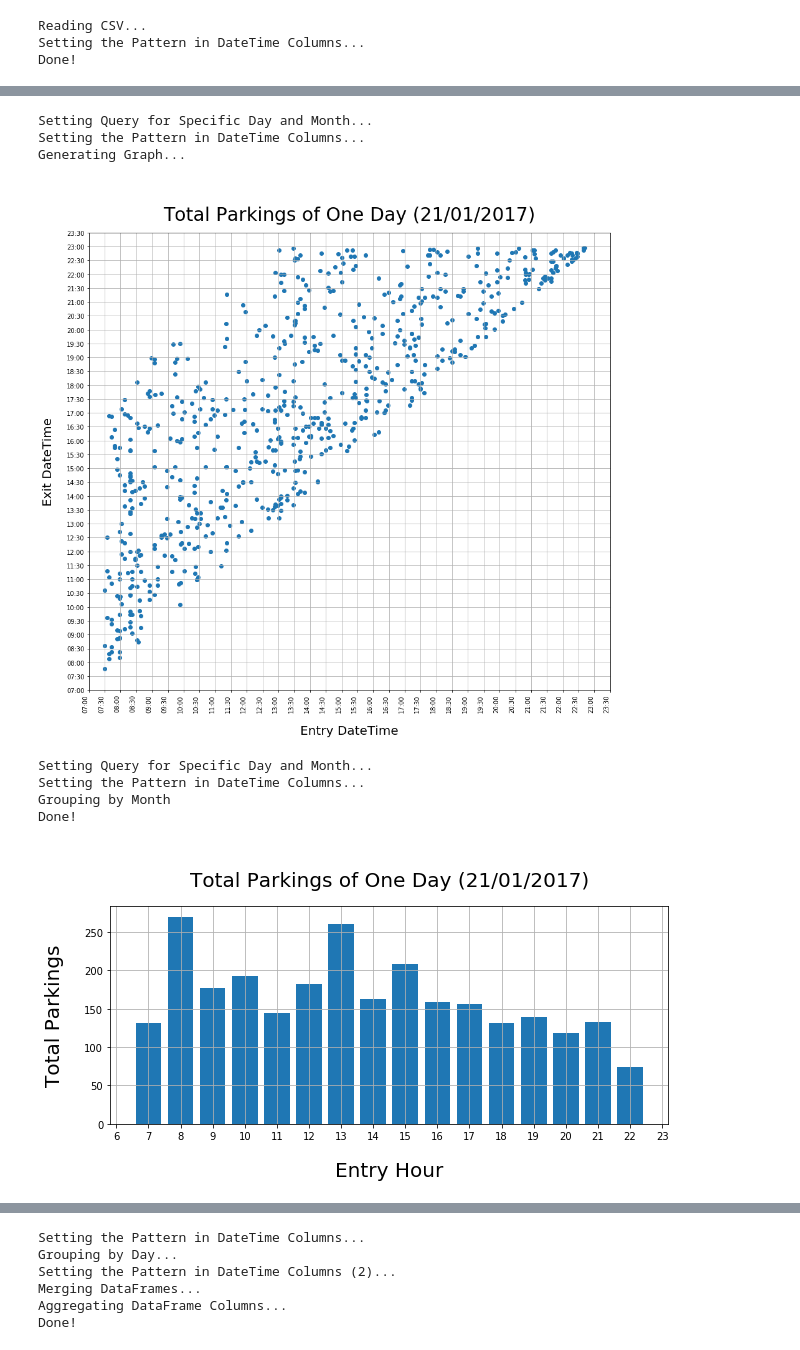
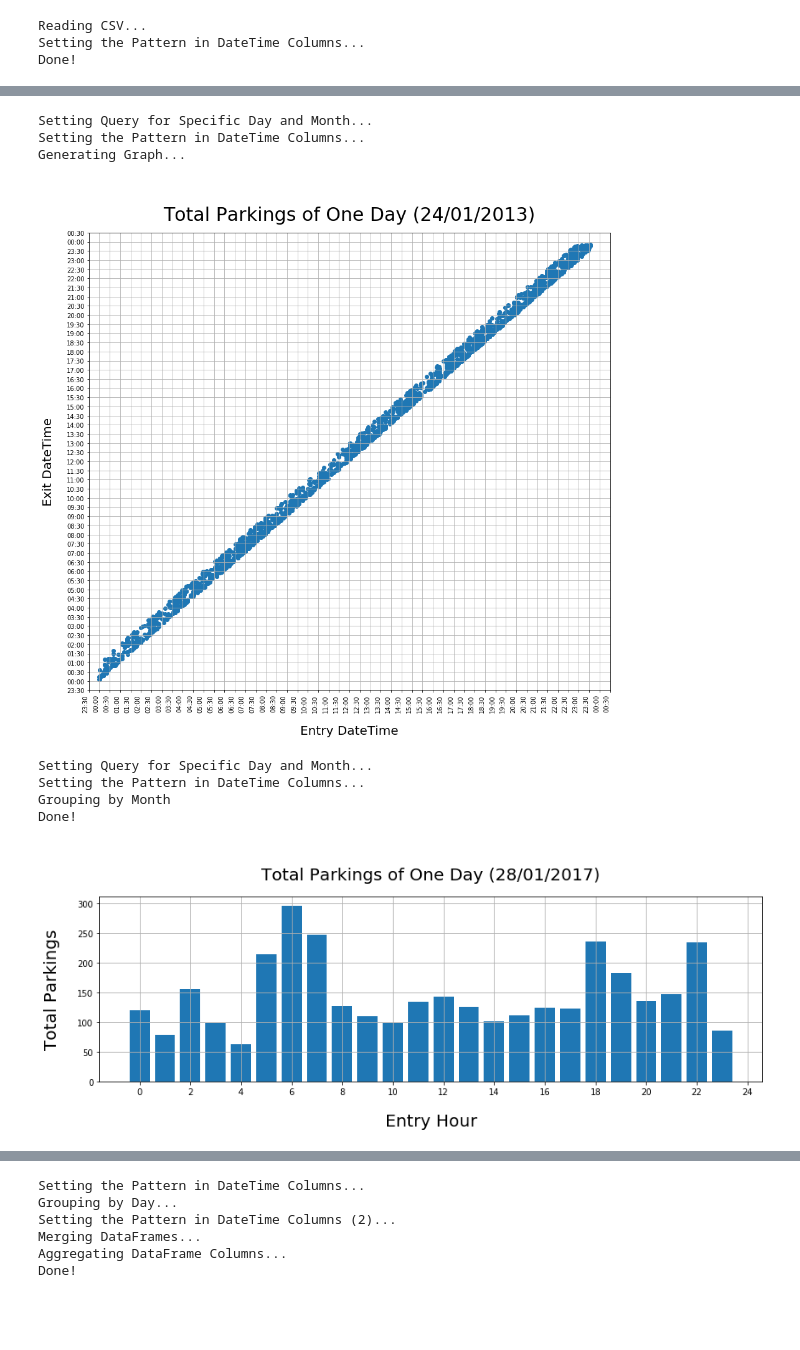
Before and after one commit to lrmendes/SmartParking-Data-Simulator, a Jupyter notebook: python/DataGenerator_v5.ipynb, the cells around one changed output, grey strips where cells are left out. Drawn from its saved outputs; the diff is of its cells as text; code cells hidden in the pictures; blank space fills up the shorter version.

```diff
--- a/python/DataGenerator_v5.ipynb
+++ b/python/DataGenerator_v5.ipynb
@@ -566,8 +538,7 @@ Writing output file...
 Done!
 # %%
 print("Reading CSV...")
-df = pd.read_csv('generated_dataset_v5.csv')
-
+df = pd.read_csv('generated_dataset.csv')
 print("Setting the Pattern in DateTime Columns...")
 df['timeFrom'] = pd.to_datetime(df['timeFrom'], errors='ignore')
 df['timeFrom'] = pd.to_datetime(df["timeFrom"].dt.strftime('%d-%m-%Y %H:%M'))
@@ -716,7 +687,7 @@ df4 = df4[['timeFrom','timeTo']]
 
 # Query For Specific Day
 print("Setting Query for Specific Day and Month...")
-df4 = df4[(df4['timeFrom'].dt.month == 1) & (df4['timeFrom'].dt.day == 24) & (df4['timeFrom'].dt.year == 2017)]
+df4 = df4[(df4['timeFrom'].dt.month == 1) & (df4['timeFrom'].dt.day == 24) & (df4['timeFrom'].dt.year == 2013)]
 
 if (len(df4) > 0):
     print("Setting the Pattern in DateTime Columns...")
@@ -756,7 +727,7 @@ if (len(df4) > 0):
 
     fig.autofmt_xdate()
 
-    plt.title("\nTotal Parkings of One Day (21/01/2017)", fontsize=30, pad=20)
+    plt.title("\nTotal Parkings of One Day (24/01/2013)", fontsize=30, pad=20)
     plt.xlabel("Entry DateTime", fontsize=20, labelpad=20)
     plt.ylabel("Exit DateTime", fontsize=20, labelpad=20)
 
@@ -773,7 +744,7 @@ else:
 Setting Query for Specific Day and Month...
 Setting the Pattern in DateTime Columns...
 Generating Graph...
-[figure, old version]
+[figure, new version]
 # %%
 # Query For Specific Day
 print("Setting Query for Specific Day and Month...")
@@ -781,37 +752,37 @@ print("Setting Query for Specific Day and Month...")
 df2 = df.copy()
 df2 = df2.drop(df2.columns.difference(['timeFrom']), axis=1)
 
 print("Setting the Pattern in DateTime Columns...")
 df2['timeFrom'] = pd.to_datetime(df2['timeFrom'], errors='ignore')
 
-df2 = df2[(df2['timeFrom'].dt.month == 1) & (df2['timeFrom'].dt.day == 24)]
+df2 = df2[(df2['timeFrom'].dt.month == 1) & (df2['timeFrom'].dt.day == 28) & (df2['timeFrom'].dt.year == 2017)]
 
 # https://pandas.pydata.org/pandas-docs/stable/user_guide/timeseries.html#offset-aliases
 print("Grouping by Month")
 #df2 = df2.groupby(pd.Grouper(freq='H', key='timeFrom')).sum().reset_index()
 
 df2 = df2.groupby(df2['timeFrom'].dt.hour).size().reset_index(name='TotalParkings')
 
 print("Done!")
 df2
 
-plt.subplots(figsize=(10,4))
+plt.subplots(figsize=(14,4))
 plt.grid()
 plt.locator_params(axis='x', nbins=24)
 plt.bar(df2['timeFrom'],df2['TotalParkings'])
 
-plt.title("\nTotal Parkings of One Day (21/01/2017)", fontsize=20, pad=20)
+plt.title("\nTotal Parkings of One Day (28/01/2017)", fontsize=20, pad=20)
 plt.xlabel("Entry Hour", fontsize=20, labelpad=20)
 plt.ylabel("Total Parkings", fontsize=20, labelpad=20)
 
 plt.figure(1).set_facecolor((1, 1, 1))
 plt.show()
 # %% [output]
 Setting Query for Specific Day and Month...
 Setting the Pattern in DateTime Columns...
 Grouping by Month
 Done!
-[figure, old version]
+[figure, new version]
 # %%
 df2 = df.copy()
 df3 = df.copy()
```
Also changed, not shown: parts of 23 cells of this notebook, 8 other files.
